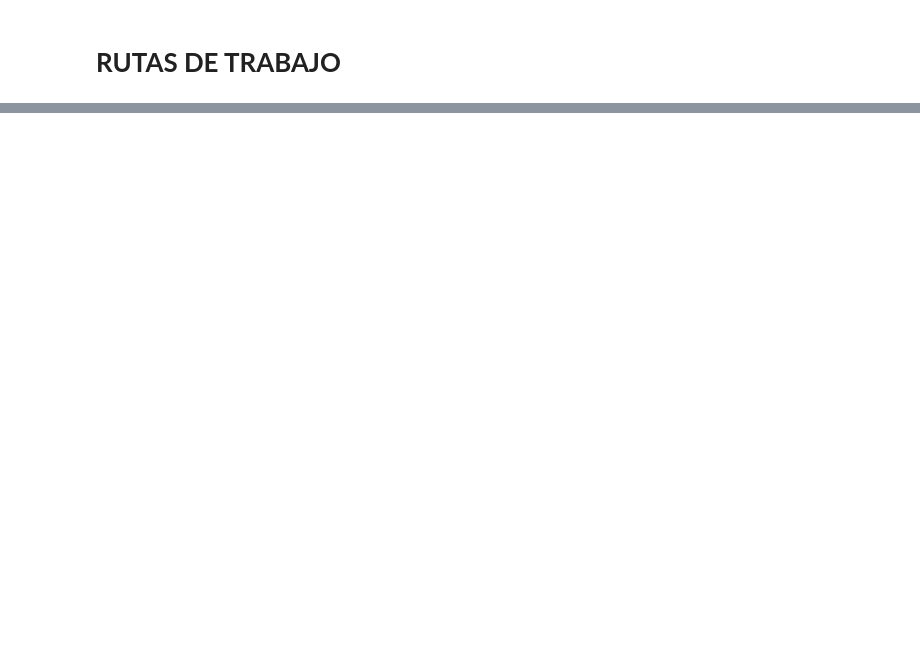
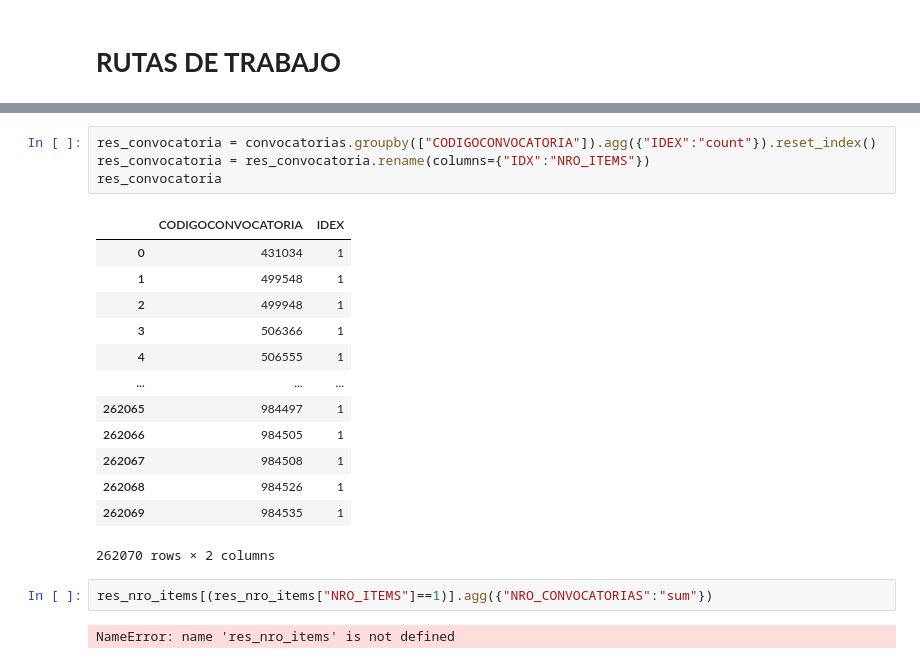
Before and after one commit to NickTorres04/Programacion-en-Python-UTEC, a Jupyter notebook: CLASE_6_NT.ipynb, the cells around one changed output, grey strips where cells are left out. Drawn from its saved outputs; the diff is of its cells as text; blank space fills up the shorter version.

```diff
--- a/CLASE_6_NT.ipynb
+++ b/CLASE_6_NT.ipynb
@@ -20,0 +530,22 @@ ruta_in = "/gdrive/My Drive/"
+# %%
+res_convocatoria = convocatorias.groupby(["CODIGOCONVOCATORIA"]).agg({"IDEX":"count"}).reset_index()
+res_convocatoria = res_convocatoria.rename(columns={"IDX":"NRO_ITEMS"})
+res_convocatoria
+# %% [output]
+|  | CODIGOCONVOCATORIA | IDEX |
+| 0 | 431034 | 1 |
+| 1 | 499548 | 1 |
+| 2 | 499948 | 1 |
+| 3 | 506366 | 1 |
+| 4 | 506555 | 1 |
+| ... | ... | ... |
+| 262065 | 984497 | 1 |
+| 262066 | 984505 | 1 |
+| 262067 | 984508 | 1 |
+| 262068 | 984526 | 1 |
+| 262069 | 984535 | 1 |
+262070 rows × 2 columns
+# %%
+res_nro_items[(res_nro_items["NRO_ITEMS"]==1)].agg({"NRO_CONVOCATORIAS":"sum"})
+# %% [output]
+NameError: name 'res_nro_items' is not defined
```
Also changed, not shown: parts of 48 cells of this notebook.
